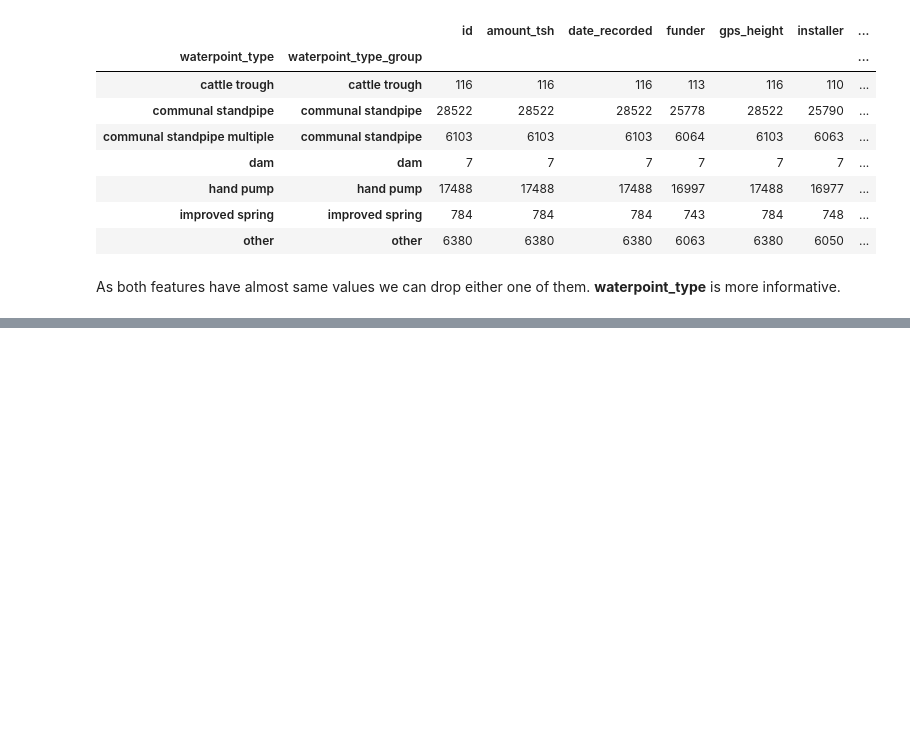
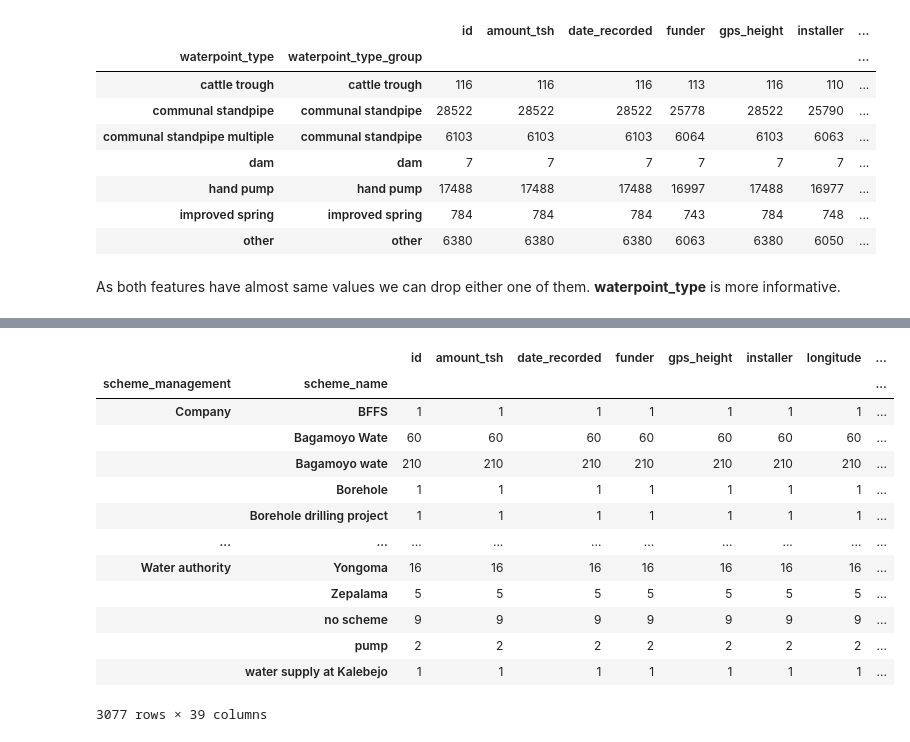
Before and after one commit to trajinthan/pump-it-up-data-mining, a Jupyter notebook: pumb_it_up.ipynb, the cells around one changed output, grey strips where cells are left out. Saved outputs shown, nothing was run; the diff lists cells and outputs as text; code cells hidden in the pictures; blank space fills up the shorter version.

```diff
--- a/pumb_it_up.ipynb
+++ b/pumb_it_up.ipynb
@@ -255,0 +461,17 @@ As both features have almost same values we can drop either one of them. **water
+# %%
+train_data.groupby(['scheme_management','scheme_name']).count()
+# %% [output]
+|  |  | id | amount_tsh | date_recorded | funder | gps_height | installer | longitude | ... |
+| scheme_management | scheme_name |  |  |  |  |  |  |  | ... |
+| Company | BFFS | 1 | 1 | 1 | 1 | 1 | 1 | 1 | ... |
+|  | Bagamoyo Wate | 60 | 60 | 60 | 60 | 60 | 60 | 60 | ... |
+|  | Bagamoyo wate | 210 | 210 | 210 | 210 | 210 | 210 | 210 | ... |
+|  | Borehole | 1 | 1 | 1 | 1 | 1 | 1 | 1 | ... |
+|  | Borehole drilling project | 1 | 1 | 1 | 1 | 1 | 1 | 1 | ... |
+| ... | ... | ... | ... | ... | ... | ... | ... | ... | ... |
+| Water authority | Yongoma | 16 | 16 | 16 | 16 | 16 | 16 | 16 | ... |
+|  | Zepalama | 5 | 5 | 5 | 5 | 5 | 5 | 5 | ... |
+|  | no scheme | 9 | 9 | 9 | 9 | 9 | 9 | 9 | ... |
+|  | pump | 2 | 2 | 2 | 2 | 2 | 2 | 2 | ... |
+|  | water supply at Kalebejo | 1 | 1 | 1 | 1 | 1 | 1 | 1 | ... |
+3077 rows × 39 columns
```
Also changed, not shown: parts of 20 cells of this notebook.
